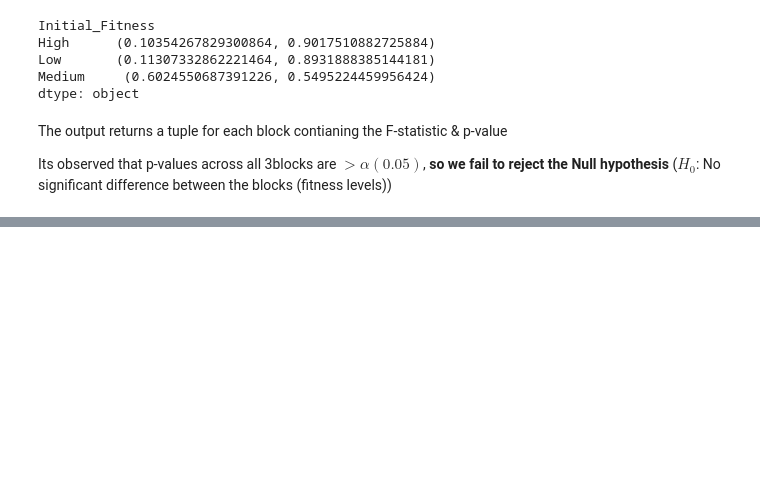
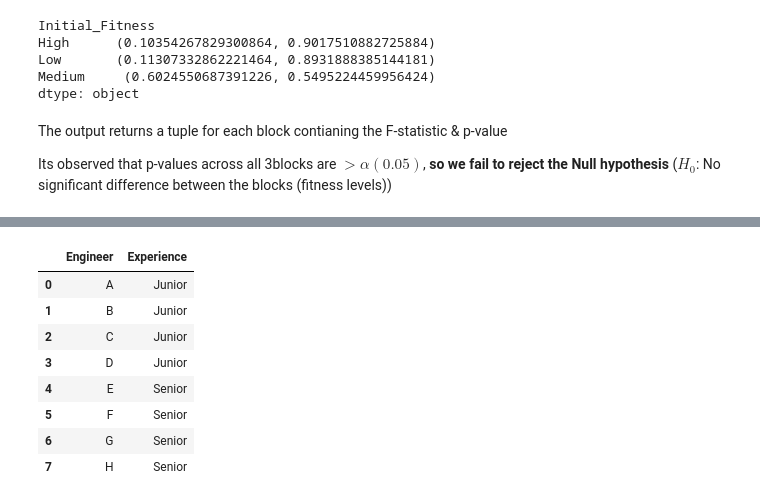
Before and after one commit to abhijeet-bhambere/python-ml-trail, a Jupyter notebook: experimental_design.ipynb, the cells around one changed output, grey strips where cells are left out. Saved outputs shown, nothing was run; the diff lists cells and outputs as text; code cells hidden in the pictures; blank space fills up the shorter version.

```diff
--- a/experimental_design.ipynb
+++ b/experimental_design.ipynb
@@ -900,0 +952,17 @@ Its observed that p-values across all 3blocks are $> \alpha (0.05)$, **so we fai
+# %%
+mldf = pd.DataFrame({
+    "Engineer": ["A", "B", "C", "D", "E", "F", "G", "H"],
+    "Experience": ["Junior", "Junior", "Junior", "Junior","Senior", "Senior", "Senior", "Senior"]
+    })
+
+mldf
+# %% [output]
+|  | Engineer | Experience |
+| 0 | A | Junior |
+| 1 | B | Junior |
+| 2 | C | Junior |
+| 3 | D | Junior |
+| 4 | E | Senior |
+| 5 | F | Senior |
+| 6 | G | Senior |
+| 7 | H | Senior |
```
Also changed, not shown: parts of 15 cells of this notebook.
